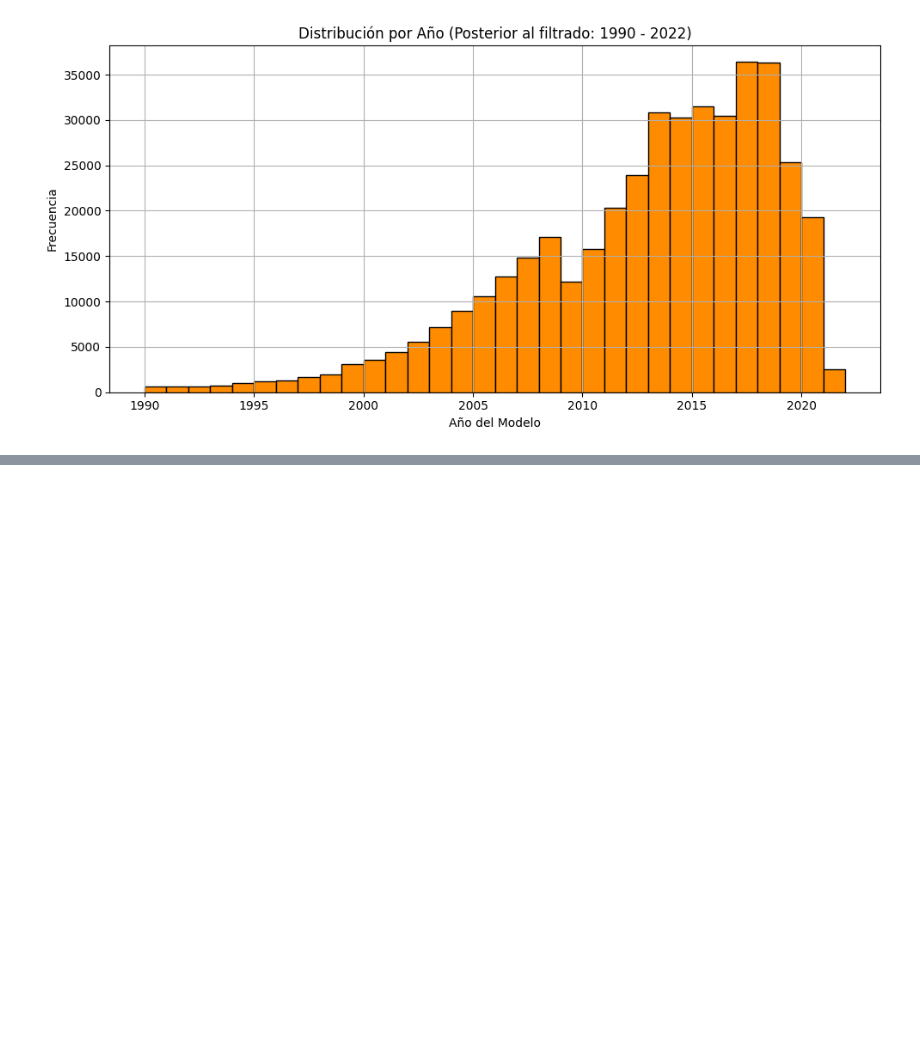
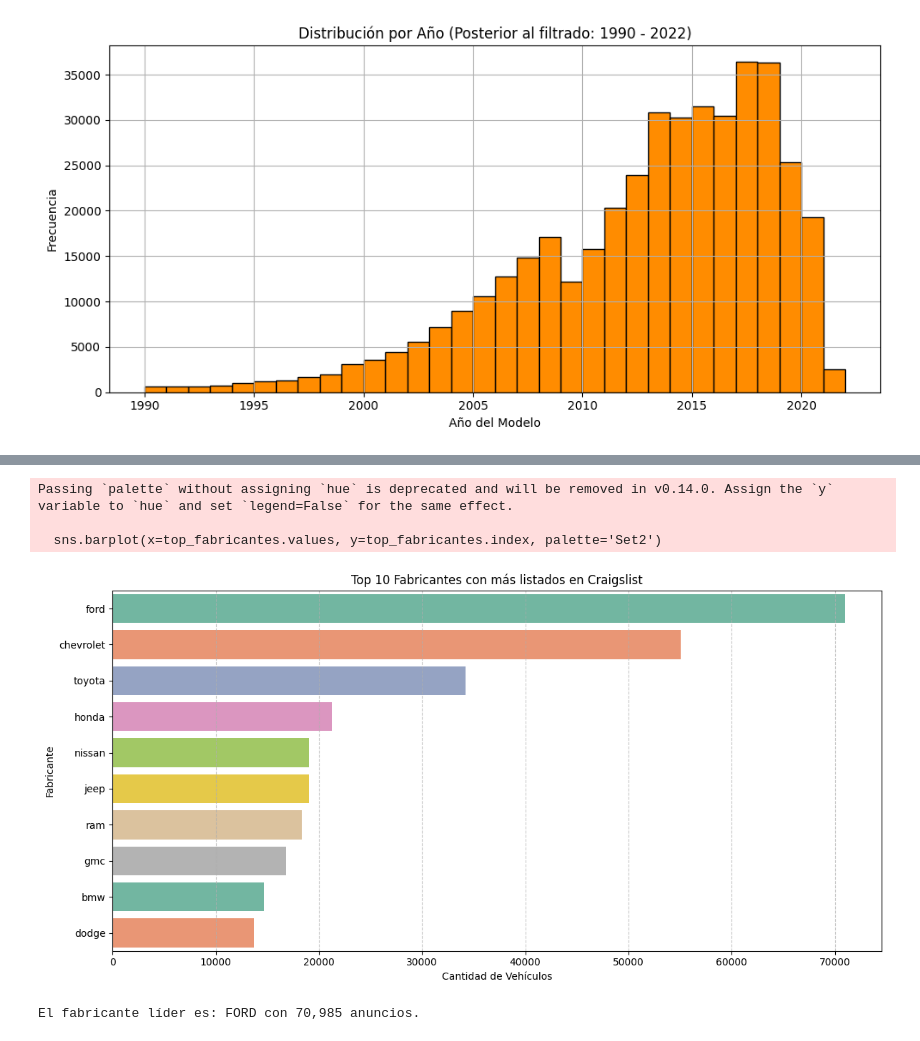
Before and after one commit to Mary-Paz-AN/PY_IA, a Jupyter notebook: EDA/notebookEDA.ipynb, the cells around one changed output, grey strips where cells are left out. Cells and saved outputs as stored; diff of their text form; code cells hidden in the pictures; blank space fills up the shorter version.

Commit message:
Gráfico con el top de fabricantes

```diff
--- a/EDA/notebookEDA.ipynb
+++ b/EDA/notebookEDA.ipynb
@@ -121,0 +122,25 @@ Filas eliminadas por kilometraje (Outliers/Inconsistencias): 14,072
+# %%
+# Distribución de variables categóricas
+
+# Top de Fabricantes
+# Conteo de vehículos por fabricante
+top_fabricantes = df['manufacturer'].value_counts().head(10)
+
+plt.figure(figsize=(12, 6))
+sns.barplot(x=top_fabricantes.values, y=top_fabricantes.index, palette='Paired')
+
+plt.title('Top 10 Fabricantes con más listados en Craigslist')
+plt.xlabel('Cantidad de Vehículos')
+plt.ylabel('Fabricante')
+plt.grid(axis='x', linestyle='--', alpha=0.7)
+plt.tight_layout()
+plt.savefig('top_fabricantes.png', dpi=150)
+plt.show()
+
+print(f"El fabricante líder es: {top_fabricantes.index[0].upper()} con {top_fabricantes.values[0]:,} anuncios.")
+# %% [output]
+Passing `palette` without assigning `hue` is deprecated and will be removed in v0.14.0. Assign the `y` variable to `hue` and set `legend=False` for the same effect.
+
+  sns.barplot(x=top_fabricantes.values, y=top_fabricantes.index, palette='Set2')
+[figure, added]
+El fabricante líder es: FORD con 70,985 anuncios.
```
Also changed, not shown: parts of 1 cell of this notebook, 1 other file.
